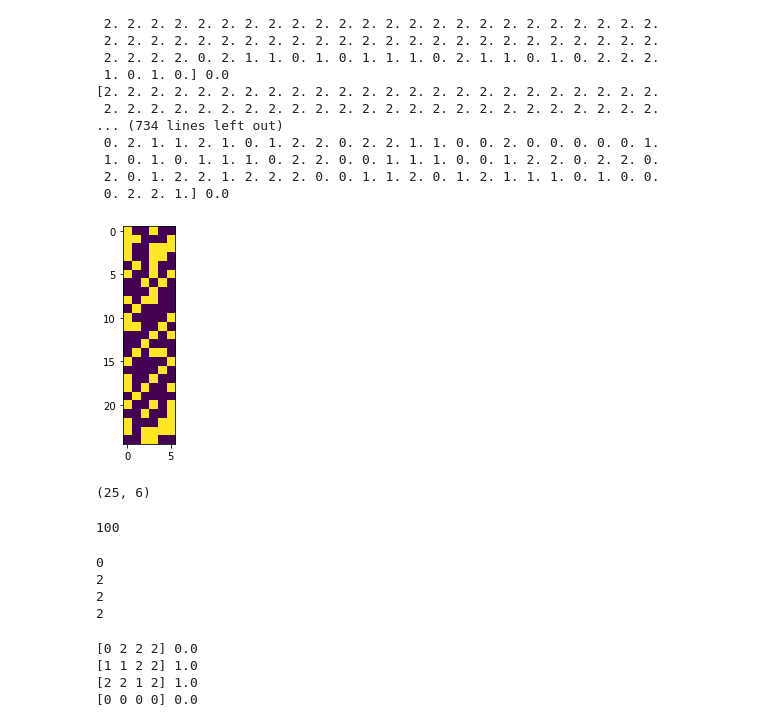
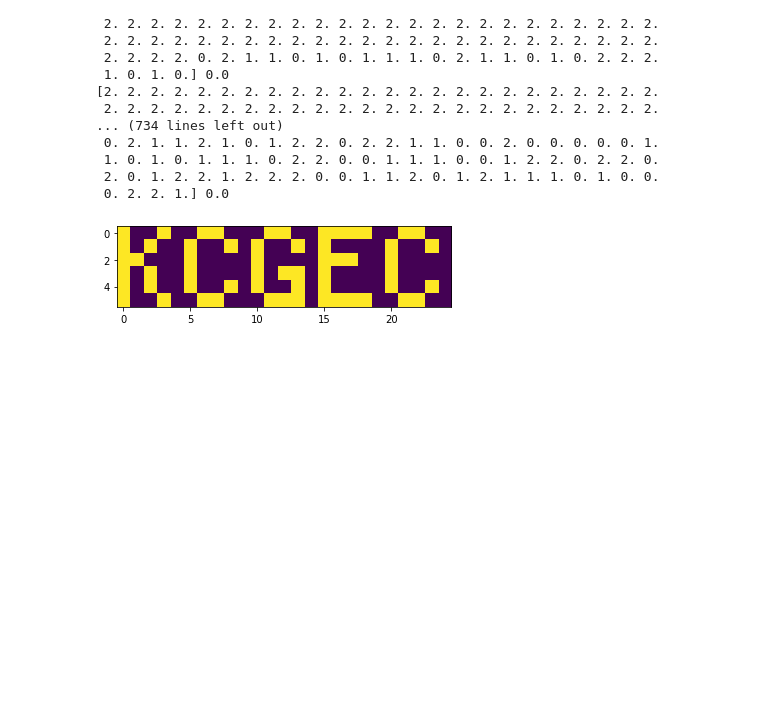
Before and after one commit to kvenkman/gac_19, a Jupyter notebook: Day 8.ipynb, the cells around one changed output. Saved outputs shown, nothing was run; the diff lists cells and outputs as text; code cells hidden in the pictures; blank space fills up the shorter version.

```diff
--- a/Day 8.ipynb
+++ b/Day 8.ipynb
@@ -114,54 +114,8 @@ for i in range(nrows):
 # %%
 from matplotlib import pyplot as plt
 
-plt.imshow(decoded_image)
+plt.imshow(np.reshape(decoded_image, (6, 25))) # BECAUSE I MESSED UP ROWS AND COLUMNS, FUDGE!
 
 plt.show()
 # %% [output]
-[figure, old version]
+[figure, new version]
-# %%
-decoded_image.shape
-# %% [output]
-(25, 6)
-# %%
-len(image_array[0, 0, :])
-# %% [output]
-100
-# %%
-test_image_array = np.array([0,2,2,2,1,1,2,2,2,2,1,2,0,0,0,0])
-test_image_array = np.reshape(test_image_array, (2, 2, 4))
-test_image_array.shape
-
-for i in range(4):
-    print(test_image_array[0, 0, i])
-# %% [output]
-0
-2
-2
-2
-# %%
-#
-decoded_image = np.zeros((2, 2))
-
-for i in range(2):
-    for j in range(2):
-        pixel_list = test_image_array[i, j, :]
-
-        for pixel in pixel_list:
-            if(pixel == 0):
-                decoded_image[i, j] = 0
-                break
-            if(pixel == 1):
-                decoded_image[i, j] = 1
-                break
-
-        print(pixel_list, decoded_image[i, j])
-
-
-        #print(pixel_list, temp_output)
-        #decoded_image[i, j] = 1 if(temp_output == True) else 0
-# %% [output]
-[0 2 2 2] 0.0
-[1 1 2 2] 1.0
-[2 2 1 2] 1.0
-[0 0 0 0] 0.0
```
Also changed, not shown: parts of 1 cell of this notebook.
